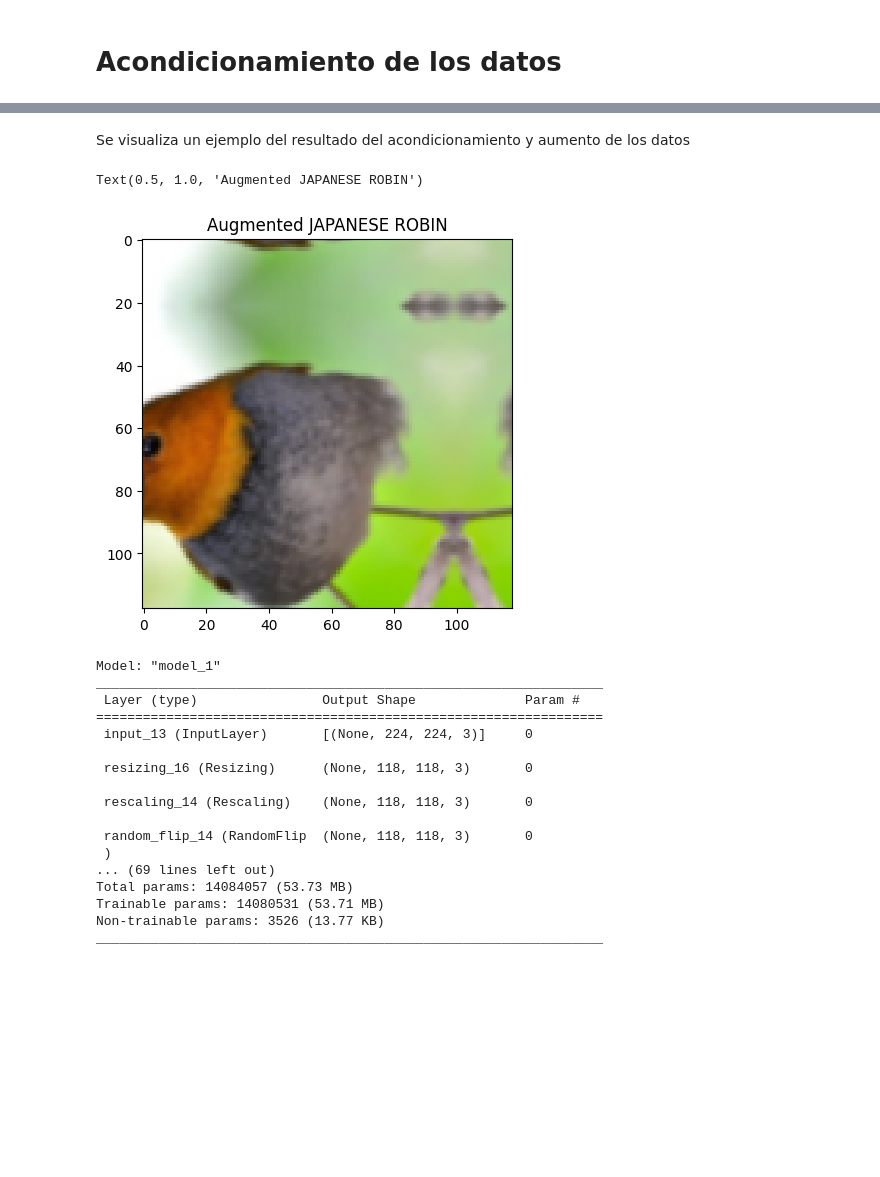
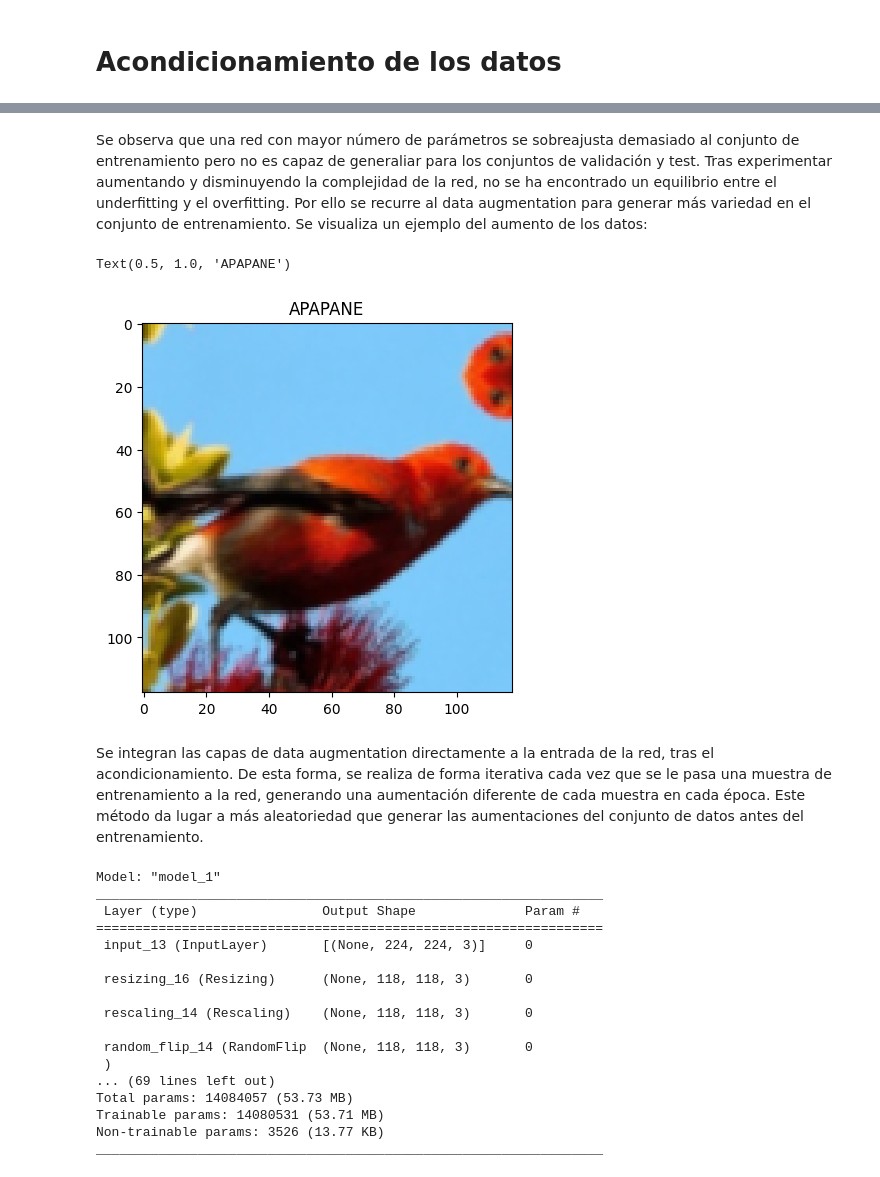
Before and after one commit to OscarVallsVIU/trabajo_final_RN, a Jupyter notebook: 07MIAR_Proyecto_Programacion.ipynb, the cells around one changed output, grey strips where cells are left out. Cells and saved outputs as stored; diff of their text form; code cells hidden in the pictures; blank space fills up the shorter version.

```diff
--- a/07MIAR_Proyecto_Programacion.ipynb
+++ b/07MIAR_Proyecto_Programacion.ipynb
@@ -234,22 +485,22 @@ plt.show()
+# %% [markdown]
+Se observa que una red con mayor número de parámetros se sobreajusta demasiado al conjunto de entrenamiento pero no es capaz de generaliar para los conjuntos de validación y test. Tras experimentar aumentando y disminuyendo la complejidad de la red, no se ha encontrado un equilibrio entre el underfitting y el overfitting. Por ello se recurre al data augmentation para generar más variedad en el conjunto de entrenamiento.
+Se visualiza un ejemplo del aumento de los datos:
 # %%
-data_conditioning_augmentation = keras.Sequential(
+data_augmentation = keras.Sequential(
     [
-        layers.Resizing(118,118),
-        layers.Rescaling(1./255),
         layers.RandomFlip("horizontal"),
         layers.RandomRotation(0.2),
         layers.RandomTranslation(height_factor=(-0.2,0.2),width_factor=(-0.2,0.2))
     ]
 )
-img = data_conditioning_augmentation(img)
+augmented_img = data_augmentation(conditioned_img)
+plt.imshow(augmented_img)
+plt.title(bird)
+# %% [output]
+Text(0.5, 1.0, 'APAPANE')
+[figure, added]
-# %% [markdown]
-Se visualiza un ejemplo del resultado del acondicionamiento y aumento de los datos
-# %%
-plt.imshow(img)
-plt.title(f"Augmented {bird}")
-# %% [output]
-Text(0.5, 1.0, 'Augmented JAPANESE ROBIN')
-[figure, removed]
+# %% [markdown]
+Se integran las capas de data augmentation directamente a la entrada de la red, tras el acondicionamiento. De esta forma, se realiza de forma iterativa cada vez que se le pasa una muestra de entrenamiento a la red, generando una aumentación diferente de cada muestra en cada época. Este método da lugar a más aleatoriedad que generar las aumentaciones del conjunto de datos antes del entrenamiento.
 # %%
 import keras
 from keras import layers
```
Also changed, not shown: parts of 22 cells of this notebook.
